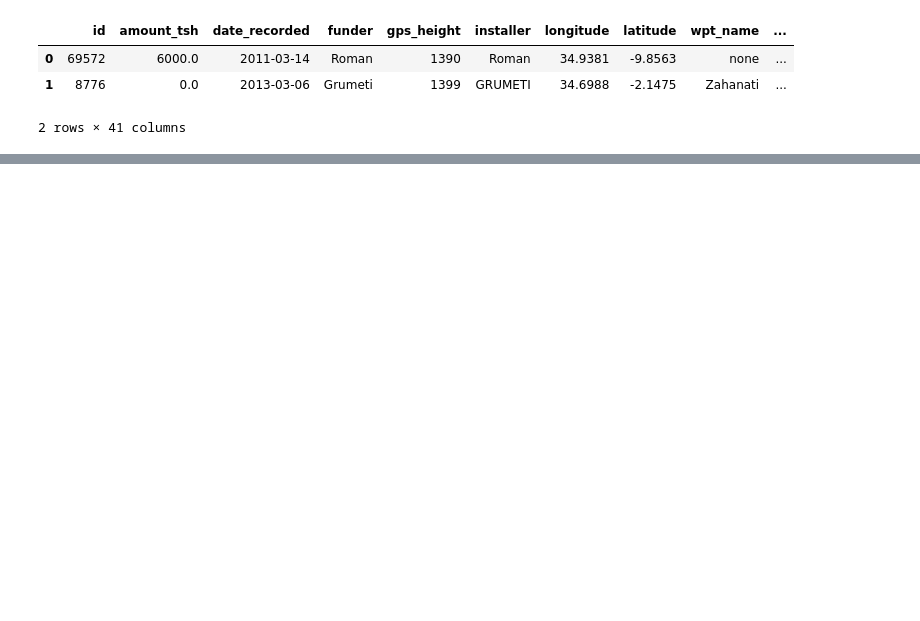
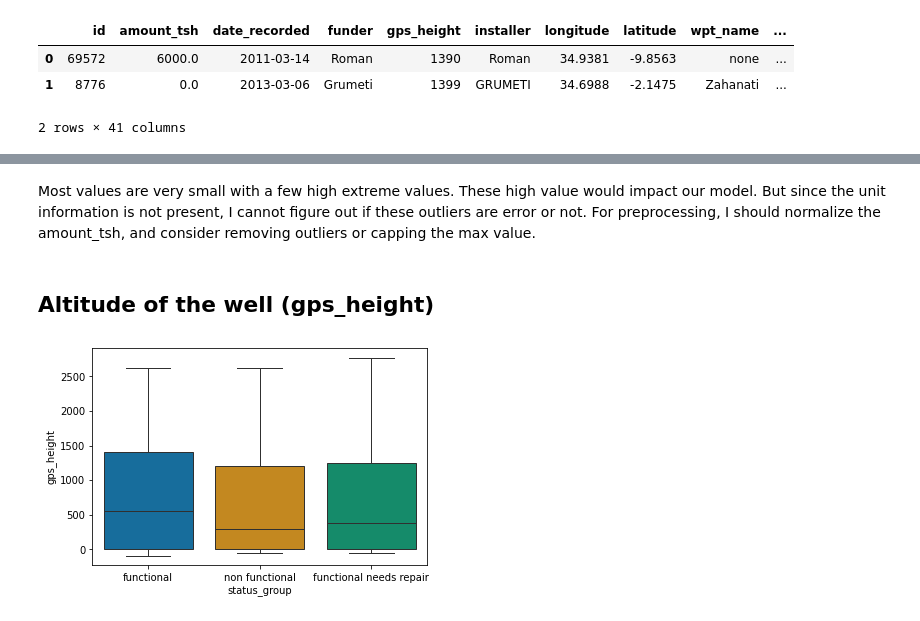
Before and after one commit to stereopickle/Tanzanian_water_pump_classificationn, a Jupyter notebook: 020.Exploratory_Data_Analysis.ipynb, the cells around one changed output, grey strips where cells are left out. Cells and saved outputs as stored; diff of their text form; code cells hidden in the pictures; blank space fills up the shorter version.

```diff
--- a/020.Exploratory_Data_Analysis.ipynb
+++ b/020.Exploratory_Data_Analysis.ipynb
@@ -19,0 +81,10 @@ df.head(2)
+# %% [markdown]
+Most values are very small with a few high extreme values. These high value would impact our model. But since the unit information is not present, I cannot figure out if these outliers are error or not. For preprocessing, I should normalize the amount_tsh, and consider removing outliers or capping the max value.
+# %% [markdown]
+## Altitude of the well (gps_height)
+# %%
+sns.boxplot(x = 'status_group', y = 'gps_height',
+            data = df, linewidth = 1, palette = 'colorblind')
+plt.show()
+# %% [output]
+[figure, added]
```
Also changed, not shown: parts of 45 cells of this notebook.
